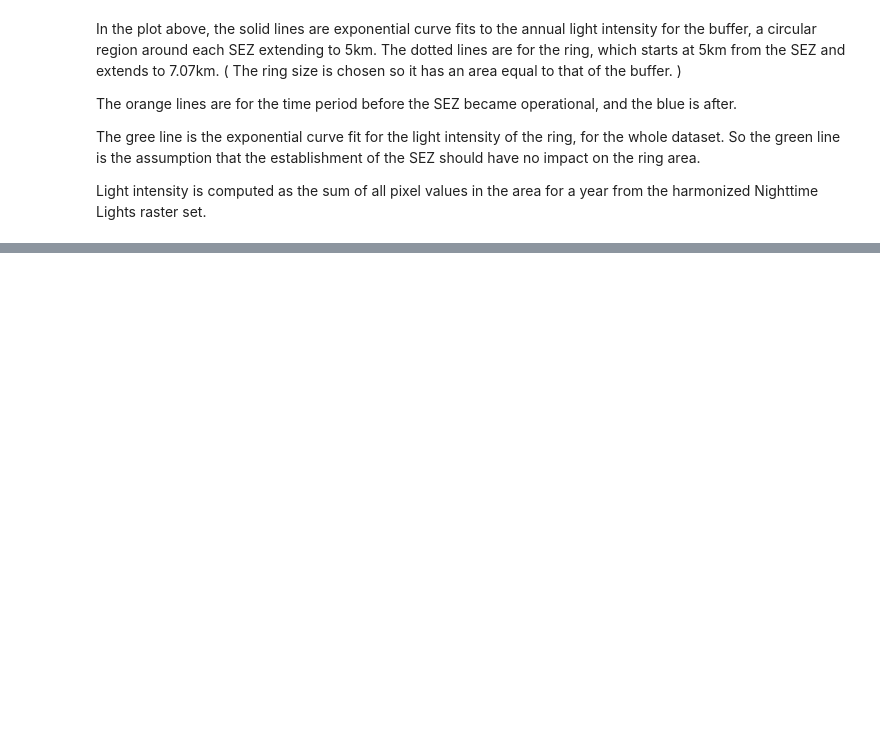
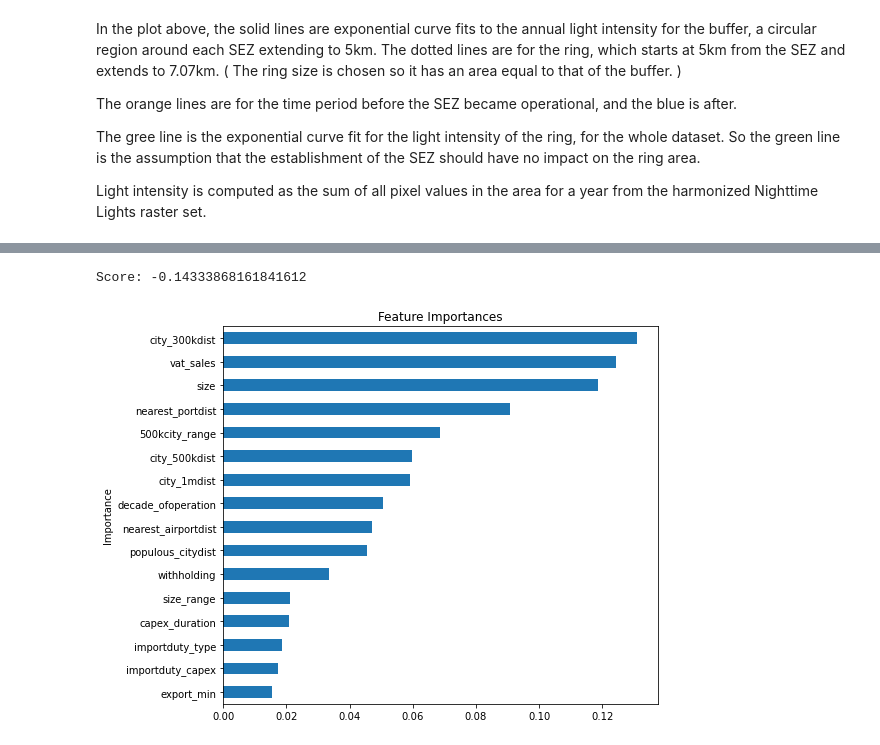
Before and after one commit to sandiegodata-projects/chartercitiesinstitute.org-sez, a Jupyter notebook: notebooks/ericbusboom/05 Mean Lights File.ipynb, the cells around one changed output, grey strips where cells are left out. Drawn from its saved outputs; the diff is of its cells as text; code cells hidden in the pictures; blank space fills up the shorter version.

```diff
--- a/notebooks/ericbusboom/05 Mean Lights File.ipynb
+++ b/notebooks/ericbusboom/05 Mean Lights File.ipynb
@@ -306,0 +343,71 @@ minimal_corr(t)
+# %%
+removes = [
+# Remove unneeded fits columns
+'id', 'unique_id', 'radius',
+'pre_buf_r',
+'pre_ring_r',
+#'post_buf_r',
+'post_ring_r',
+'total_ring_r',
+'pre_buf_x0','pre_ring_x0','post_buf_x0', 'post_ring_x0', 'total_ring_x0',
+#'buffer_pix_count','ring_pix_count', 'buffer_pix_sum', 'ring_pix_sum',
+# Remove unneeded SEZ columns
+'check', 'latitude', 'longitude', 'op_year', 'input_duration',
+'operational_date','note','geometry',
+
+# These are important, but obscure other features.
+'country_type_combo',
+'region',
+'country',
+'country_code',
+'zone_type',
+'zone_name',
+'management_company',
+'legalframework_year',
+'private_participation2', # Too specific
+'req_other', # Too specific
+'corptax_duration', # Replaced by corptax_duration_years
+'regulatory_authority',
+'total_duration',
+'other',
+'legal_framework', # Too specific to SEZ
+'populous_city', 'city_1m','city_500k','city_300k', # name of city
+'nearest_airport', # Name of airport, so it identifies region
+'nearest_port', # Name of port, so it identifies region
+]
+
+sez_fits = dfml5
+
+sez_subset = sez_fits.drop(columns=removes).dropna(subset=['dd'])
+
+indep_col = 'dd'
+
+y = sez_subset[indep_col]
+X = sez_subset.drop(columns=['dd','post_buf_r'] )
+
+encoder = ce.TargetEncoder()
+encoder.fit(X, y)
+
+X_ = encoder.transform(X)
+
+X_train, X_test, y_train, y_test = train_test_split( X_, y, test_size=0.2)
+
+regr = RandomForestRegressor(n_estimators=500)
+regr.fit(X_train, y_train)
+print(f"Score: {regr.score(X_test, y_test)}")
+
+t = pd.DataFrame({
+    'importance': pd.Series(regr.feature_importances_, index=X_train.columns),
+    'std': np.std([tree.feature_importances_ for tree in regr.estimators_], axis=0)
+})
+t = t.sort_values('importance', ascending=True)
+t = t[t.importance > t.importance.median()]
+
+fig, ax = plt.subplots(figsize=(8, 6))
+t.importance.plot.barh( ax=ax)
+ax.set_title("Feature Importances")
+ax.set_ylabel("Importance")
+fig.tight_layout()
+# %% [output]
+Score: -0.14333868161841612
+[figure, added]
```
Also changed, not shown: parts of 14 cells of this notebook, 6 other files.
